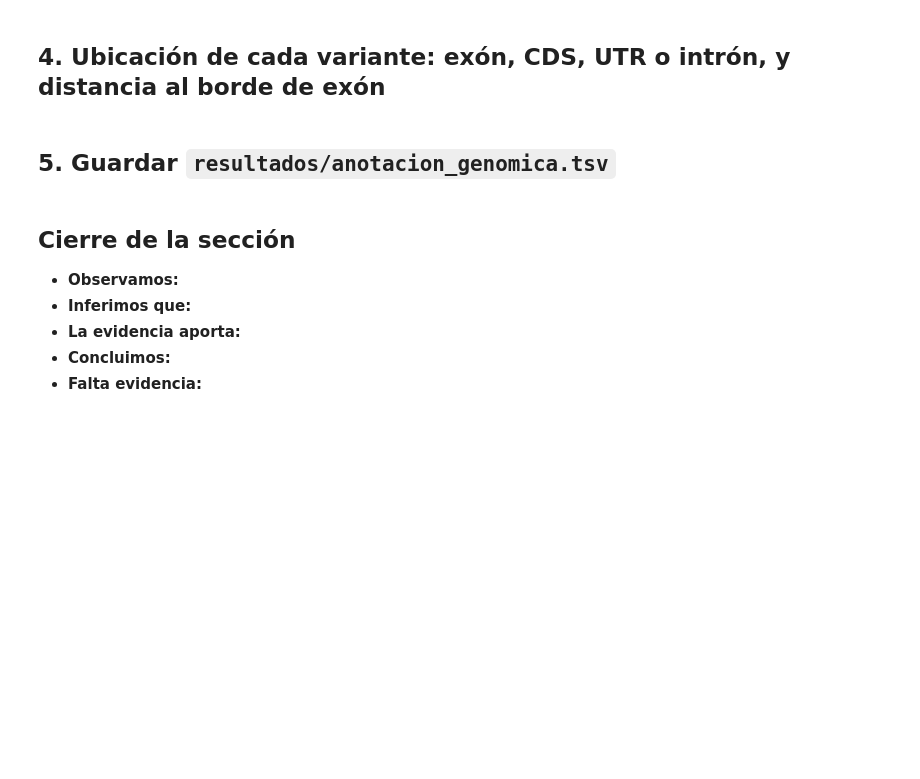
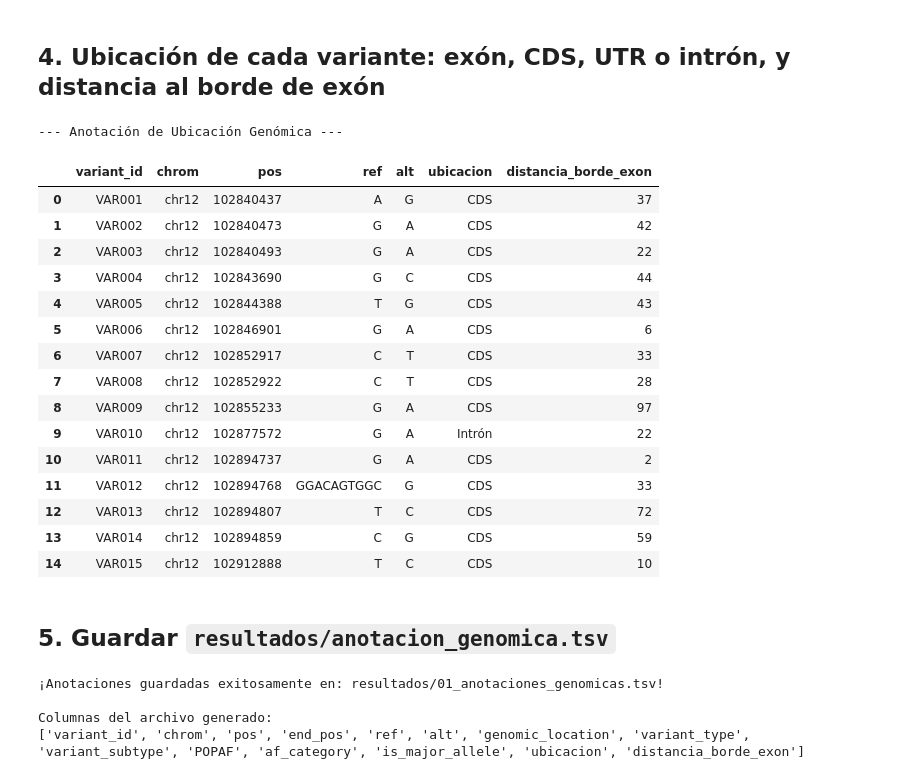
Before and after one commit to XomiDessu/Caso_1_PHA_Humano, a Jupyter notebook: notebooks/01_genomica.ipynb, the cells around one changed output. Drawn from its saved outputs; the diff is of its cells as text; code cells hidden in the pictures; blank space fills up the shorter version.

```diff
--- a/notebooks/01_genomica.ipynb
+++ b/notebooks/01_genomica.ipynb
@@ -22,12 +230,67 @@ import numpy as np
 # %% [markdown]
 ## 4. Ubicación de cada variante: exón, CDS, UTR o intrón, y distancia al borde de exón
+# %%
+def anotar_ubicacion(pos, df_gtf):
+    exones = df_gtf[df_gtf['feature'] == 'exon']
+    cds = df_gtf[df_gtf['feature'] == 'CDS']
+
+    ubicacion = "Intrón"
+    distancia_borde = float('inf')
+
+    # Calcular distancia al borde de exón más cercano y verificar si está en exón
+    for _, exon in exones.iterrows():
+        d_start = abs(pos - exon['start'])
+        d_end = abs(pos - exon['end'])
+        distancia_borde = min(distancia_borde, d_start, d_end)
+
+        if exon['start'] <= pos <= exon['end']:
+            ubicacion = "UTR"  # Asignamos UTR inicialmente si cae en exón
+
+    # Verificar si cae dentro de un CDS
+    for _, c in cds.iterrows():
+        if c['start'] <= pos <= c['end']:
+            ubicacion = "CDS"
+            break
+
+    return ubicacion, distancia_borde
+
+# Aplicar la función a cada variante
+resultados = df_vcf['pos'].apply(lambda x: anotar_ubicacion(x, df_gtf))
+df_vcf['ubicacion'] = [res[0] for res in resultados]
+df_vcf['distancia_borde_exon'] = [res[1] for res in resultados]
+
+print("--- Anotación de Ubicación Genómica ---")
+display(df_vcf[['variant_id', 'chrom', 'pos', 'ref', 'alt', 'ubicacion', 'distancia_borde_exon']])
+# %% [output]
+--- Anotación de Ubicación Genómica ---
+|  | variant_id | chrom | pos | ref | alt | ubicacion | distancia_borde_exon |
+| 0 | VAR001 | chr12 | 102840437 | A | G | CDS | 37 |
+| 1 | VAR002 | chr12 | 102840473 | G | A | CDS | 42 |
+| 2 | VAR003 | chr12 | 102840493 | G | A | CDS | 22 |
+| 3 | VAR004 | chr12 | 102843690 | G | C | CDS | 44 |
+| 4 | VAR005 | chr12 | 102844388 | T | G | CDS | 43 |
+| 5 | VAR006 | chr12 | 102846901 | G | A | CDS | 6 |
+| 6 | VAR007 | chr12 | 102852917 | C | T | CDS | 33 |
+| 7 | VAR008 | chr12 | 102852922 | C | T | CDS | 28 |
+| 8 | VAR009 | chr12 | 102855233 | G | A | CDS | 97 |
+| 9 | VAR010 | chr12 | 102877572 | G | A | Intrón | 22 |
+| 10 | VAR011 | chr12 | 102894737 | G | A | CDS | 2 |
+| 11 | VAR012 | chr12 | 102894768 | GGACAGTGGC | G | CDS | 33 |
+| 12 | VAR013 | chr12 | 102894807 | T | C | CDS | 72 |
+| 13 | VAR014 | chr12 | 102894859 | C | G | CDS | 59 |
+| 14 | VAR015 | chr12 | 102912888 | T | C | CDS | 10 |
 # %% [markdown]
 ## 5. Guardar `resultados/anotacion_genomica.tsv`
-# %% [markdown]
-## Cierre de la sección
-
-- **Observamos:**
-- **Inferimos que:**
-- **La evidencia aporta:**
-- **Concluimos:**
-- **Falta evidencia:**
+# %%
+# Guardar el dataframe con todas las anotaciones genómicas en un archivo TSV
+df_vcf.to_csv(OUT_ANOTACIONES, sep="\t", index=False)
+print(f"¡Anotaciones guardadas exitosamente en: {OUT_ANOTACIONES}!")
+
+# Mostrar las columnas finales guardadas
+print("\nColumnas del archivo generado:")
+print(list(df_vcf.columns))
+# %% [output]
+¡Anotaciones guardadas exitosamente en: resultados/01_anotaciones_genomicas.tsv!
+
+Columnas del archivo generado:
+['variant_id', 'chrom', 'pos', 'end_pos', 'ref', 'alt', 'genomic_location', 'variant_type', 'variant_subtype', 'POPAF', 'af_category', 'is_major_allele', 'ubicacion', 'distancia_borde_exon']
```
Also changed, not shown: parts of 7 cells of this notebook.
